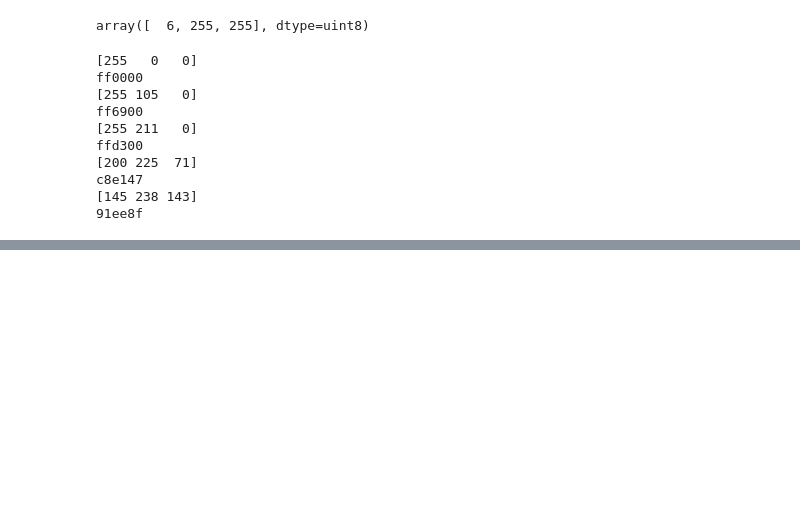
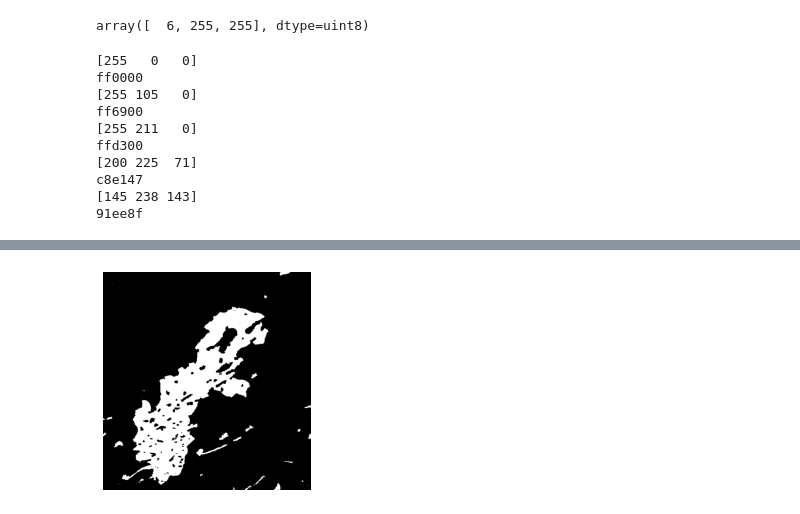
Before and after one commit to asano-lab/oasobi, a Jupyter notebook: opencv_test.ipynb, the cells around one changed output, grey strips where cells are left out. Drawn from its saved outputs; the diff is of its cells as text; code cells hidden in the pictures; blank space fills up the shorter version.

```diff
--- a/opencv_test.ipynb
+++ b/opencv_test.ipynb
@@ -68,0 +74,7 @@ imshow_gray(hand_bi)
+# %%
+bgr_lower = np.array([80, 130, 150])
+bgr_upper = np.array([140, 175, 240])
+img_mask = cv2.inRange(hand_bi, bgr_lower, bgr_upper)
+imshow_gray(img_mask)
+# %% [output]
+[figure, added]
```
Also changed, not shown: parts of 8 cells of this notebook.
